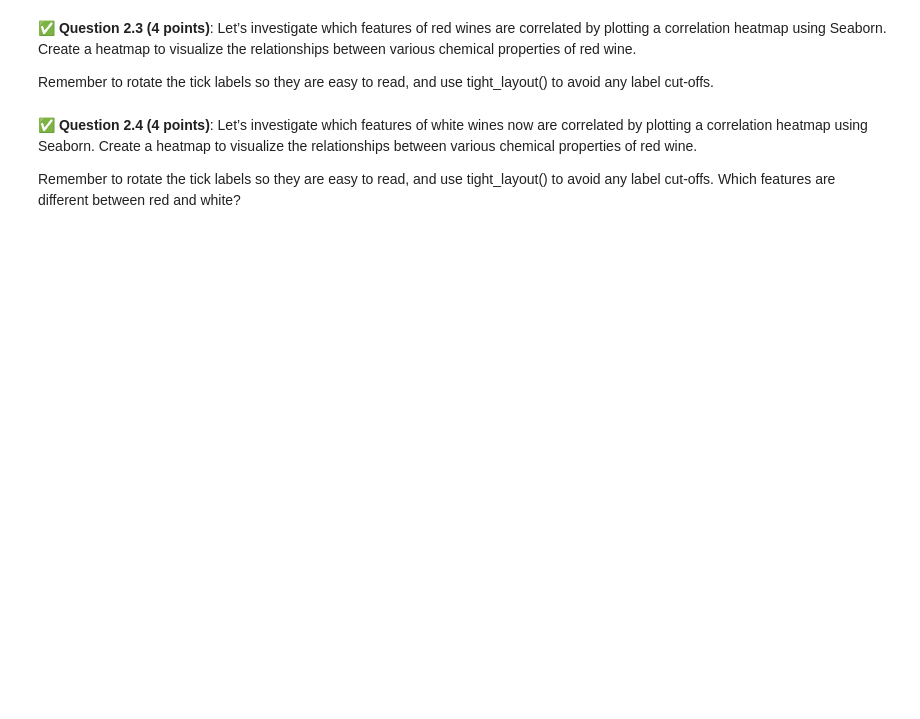
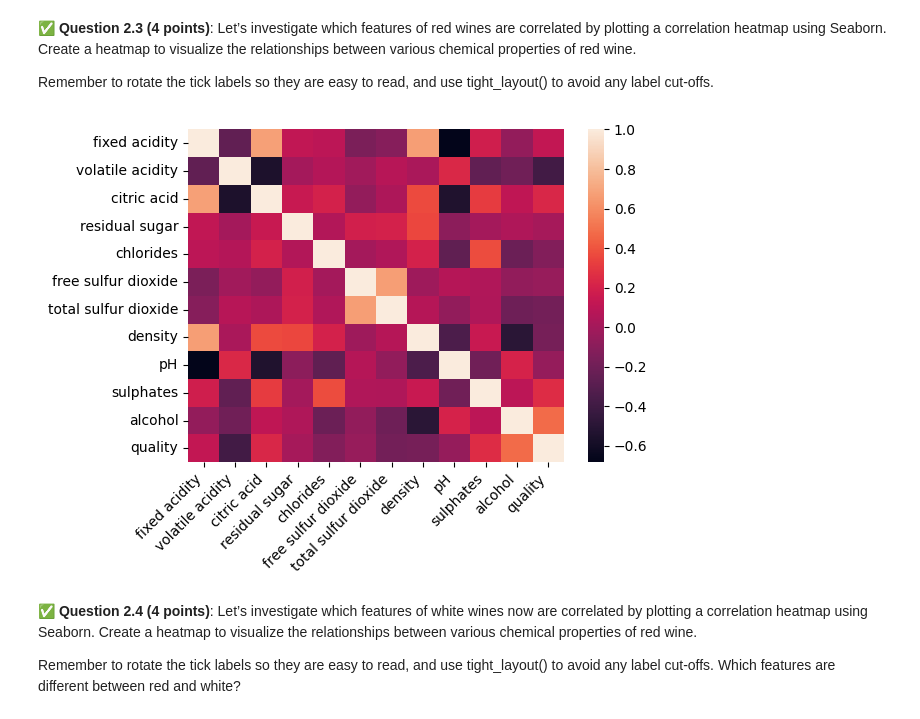
Before and after one commit to dixonde3/CMSE-202, a Jupyter notebook: hw-03/HW-03_Regression-STUDENT.ipynb, the cells around one changed output. Cells and saved outputs as stored; diff of their text form; code cells hidden in the pictures; blank space fills up the shorter version.

```diff
--- a/hw-03/HW-03_Regression-STUDENT.ipynb
+++ b/hw-03/HW-03_Regression-STUDENT.ipynb
@@ -73,0 +77,6 @@ https://archive.ics.uci.edu/ml/machine-learning-databases/wine-quality/winequali
+# %%
+# Put your code here
+import pandas as pd
+red = pd.read_csv('winequality-red.csv', delimiter = ';')
+
+red.head(5)
@@ -80,3 +105,17 @@ Remember to rotate the tick labels so they are easy to read, and use tight_layou
+# %%
+# Put your code here
+import numpy as np
+import seaborn as sns
+import matplotlib.pyplot as plt
+
+
+sns.heatmap(red.corr())
+
+plt.xticks(rotation=45, ha='right')
+plt.yticks(rotation=0)
+plt.tight_layout()
+# %% [output]
+[figure, added]
 # %% [markdown]
 &#9989;  **Question 2.4 (4 points)**: Let’s investigate which features of white wines now are correlated by plotting a correlation heatmap using Seaborn. Create a heatmap to visualize the relationships between various chemical properties of red wine.
 
```
Also changed, not shown: parts of 8 cells of this notebook.
